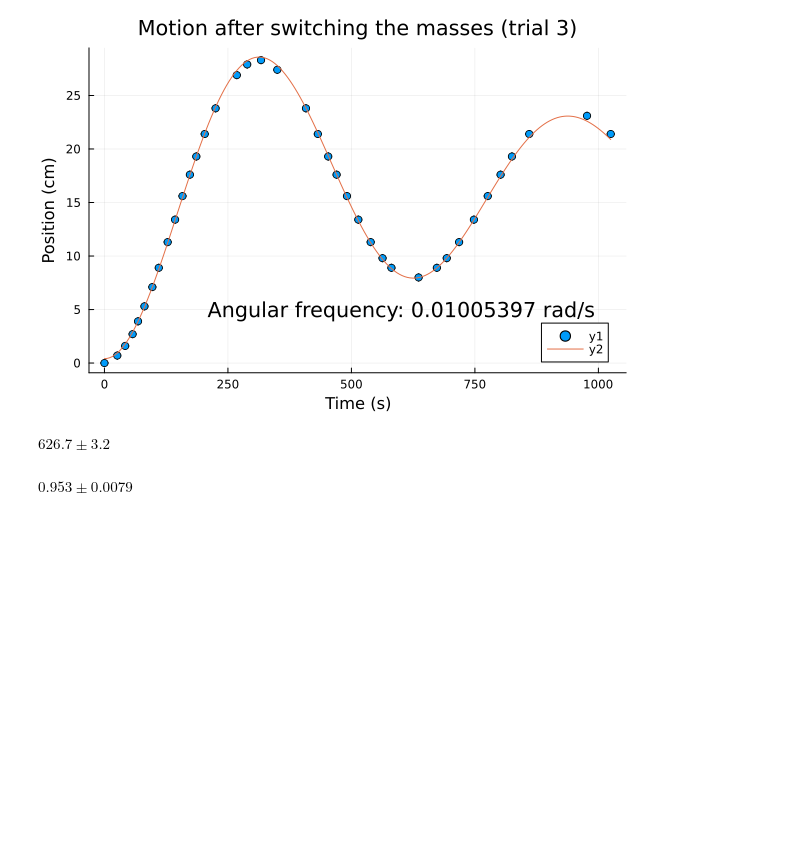
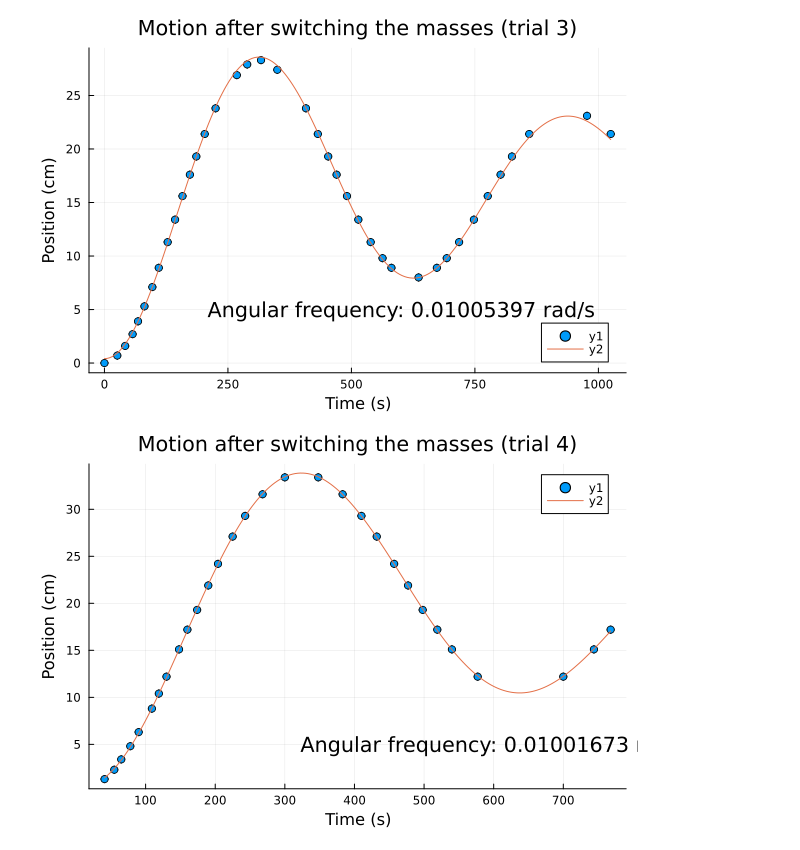
Before and after one commit to UserDJ1/iLab, a Jupyter notebook: Cavendish.ipynb, the cells around one changed output. Cells and saved outputs as stored; diff of their text form; code cells hidden in the pictures; blank space fills up the shorter version.

```diff
--- a/Cavendish.ipynb
+++ b/Cavendish.ipynb
@@ -302,0 +363,13 @@ center3 = coef(fit3)[5] ± 2*stderror(fit3)[5];
+# %%
+plt = plot(scatter(t4, x4))
+
+fit4 = curve_fit(model1, [m.val for m in t4], [m.val for m in x4], [15.0, 0.001, 0.01, 0.0, 15.0])
+bestfit4(x) = model1(x, coef(fit4))
+
+plt = plot!(LinRange(minimum([m.val for m in t4]), maximum([m.val for m in t4]), 200), bestfit4.(LinRange(minimum([m.val for m in t4]), maximum([m.val for m in t4]), 200)))
+plt = annotate!(600, 5.0, "Angular frequency: $(round(coef(fit4)[3], digits=8)) rad/s")
+title!("Motion after switching the masses (trial 4)")
+xlabel!("Time (s)")
+ylabel!("Position (cm)")
+# %% [output]
+[figure, added]
@@ -307,12 +389,0 @@ S3 = center3/100; #m
-# %%
-T = 4*2π/(ω_eq + ω1 + ω2 + ω3) #s
-# %% [output]
-$626.7 \pm 3.2$
-# %%
-m1 = 1.496 ± 0.0005 #kg
-L = (492 ± 1)/100 #m
-b = (15.13 ± 0.01)/2000 + (6.3 ± 0.5)/200 #m #NOT CORRECT YET
-d = (15.13 ± 0.01)/2000 + (85.81 ± 0.01)/2000 #m
-γ = 1 - b^3/(b^2 + 4*d^2)^(3/2)
-# %% [output]
-$0.953 \pm 0.0079$
```
Also changed, not shown: parts of 13 cells of this notebook.
